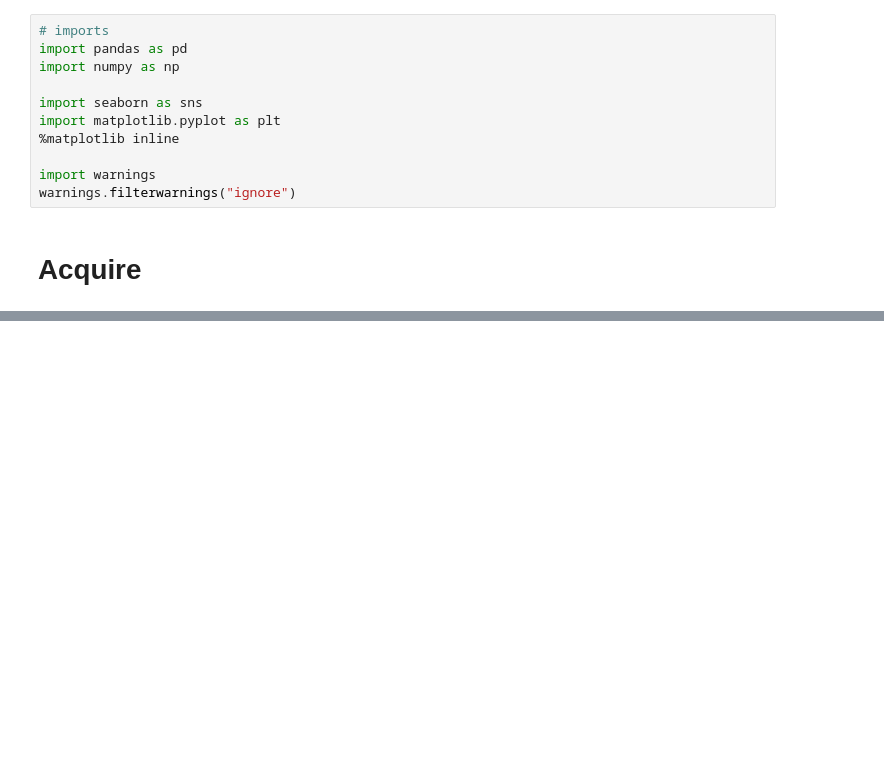
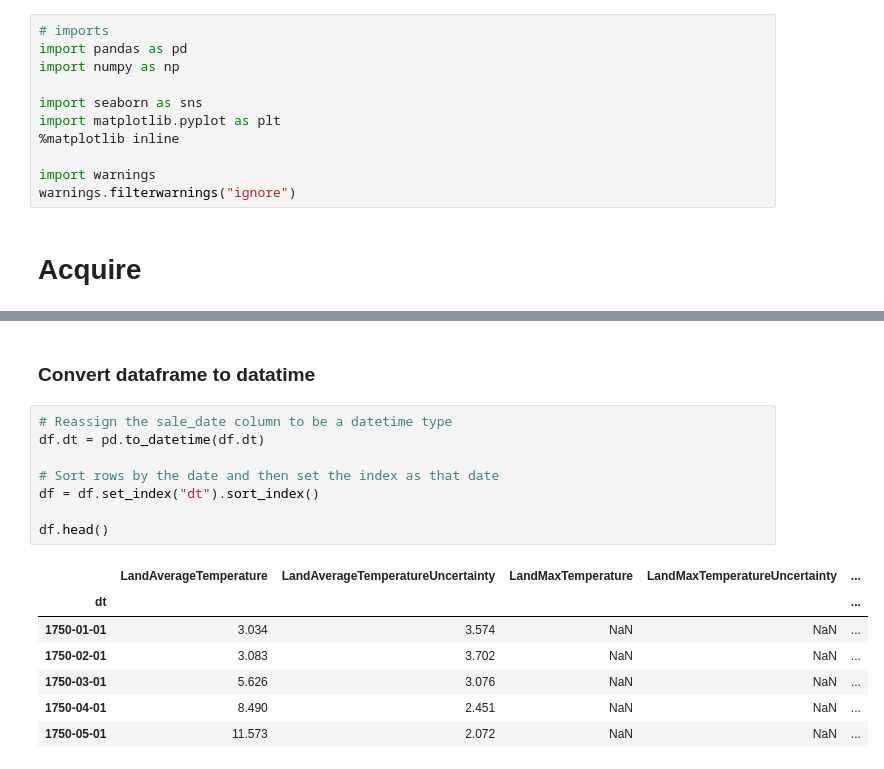
Before and after one commit to Johndsalas/earths_temperature_time_series, a Jupyter notebook: main_notebook.ipynb, the cells around one changed output, grey strips where cells are left out. Drawn from its saved outputs; the diff is of its cells as text; blank space fills up the shorter version.

```diff
--- a/main_notebook.ipynb
+++ b/main_notebook.ipynb
@@ -23,0 +57,18 @@ df.head()
+# %% [markdown]
+### Convert dataframe to datatime
+# %%
+# Reassign the sale_date column to be a datetime type
+df.dt = pd.to_datetime(df.dt)
+
+# Sort rows by the date and then set the index as that date
+df = df.set_index("dt").sort_index()
+
+df.head()
+# %% [output]
+|  | LandAverageTemperature | LandAverageTemperatureUncertainty | LandMaxTemperature | LandMaxTemperatureUncertainty | ... |
+| dt |  |  |  |  | ... |
+| 1750-01-01 | 3.034 | 3.574 | NaN | NaN | ... |
+| 1750-02-01 | 3.083 | 3.702 | NaN | NaN | ... |
+| 1750-03-01 | 5.626 | 3.076 | NaN | NaN | ... |
+| 1750-04-01 | 8.490 | 2.451 | NaN | NaN | ... |
+| 1750-05-01 | 11.573 | 2.072 | NaN | NaN | ... |
```
Also changed, not shown: parts of 21 cells of this notebook.
